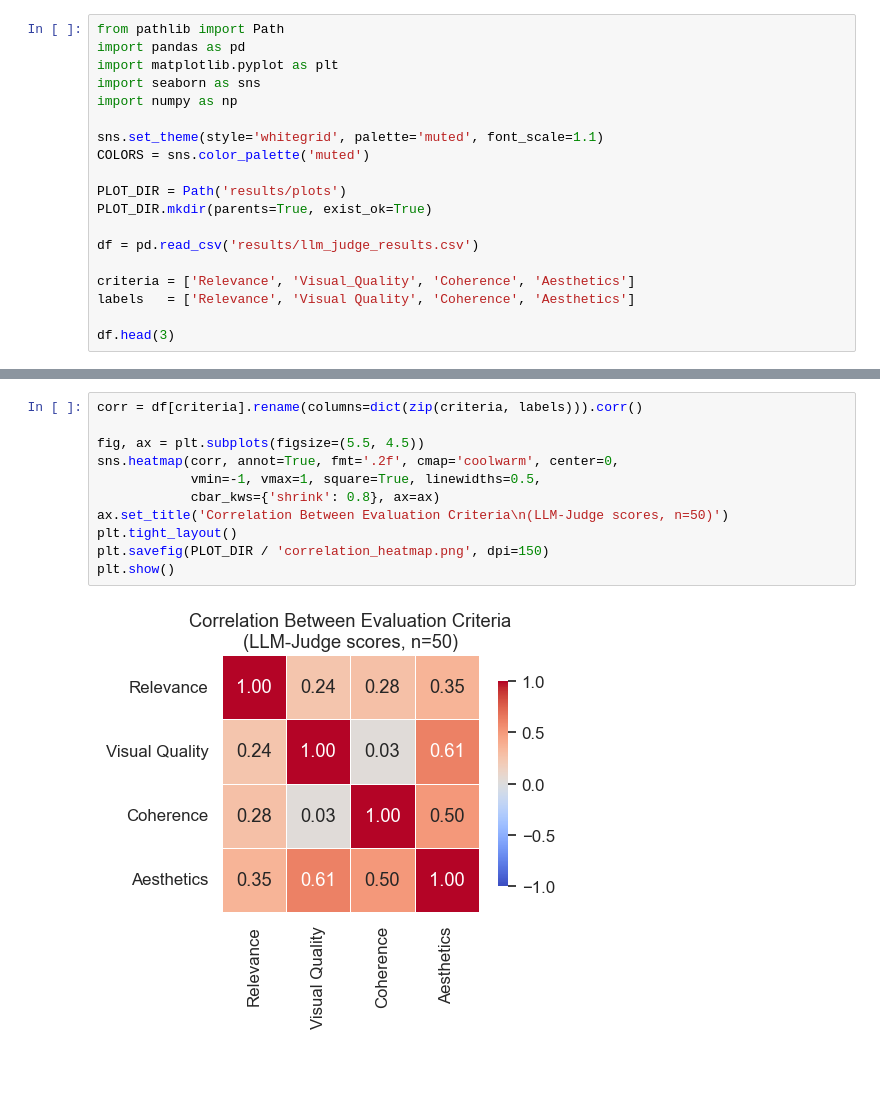
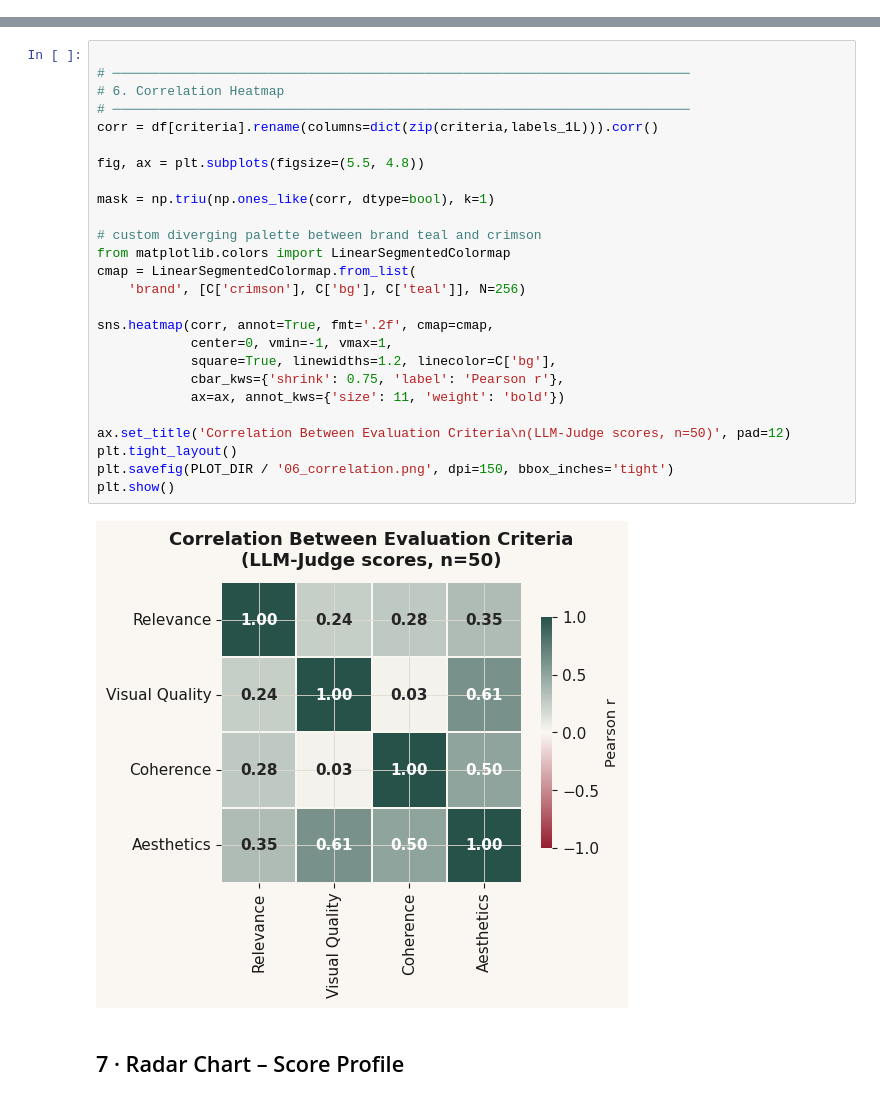
Before and after one commit to NandiniKodali988/SmartMatch, a Jupyter notebook: src/evaluation/plots.ipynb, the cells around one changed output, grey strips where cells are left out. Drawn from its saved outputs; the diff is of its cells as text; blank space fills up the shorter version.

```diff
--- a/src/evaluation/plots.ipynb
+++ b/src/evaluation/plots.ipynb
@@ -1,19 +0,0 @@
-# %%
-from pathlib import Path
-import pandas as pd
-import matplotlib.pyplot as plt
-import seaborn as sns
-import numpy as np
-
-sns.set_theme(style='whitegrid', palette='muted', font_scale=1.1)
-COLORS = sns.color_palette('muted')
-
-PLOT_DIR = Path('results/plots')
-PLOT_DIR.mkdir(parents=True, exist_ok=True)
-
-df = pd.read_csv('results/llm_judge_results.csv')
-
-criteria = ['Relevance', 'Visual_Quality', 'Coherence', 'Aesthetics']
-labels   = ['Relevance', 'Visual Quality', 'Coherence', 'Aesthetics']
-
-df.head(3)
@@ -169,13 +310,30 @@ plt.show()
 # %%
-corr = df[criteria].rename(columns=dict(zip(criteria, labels))).corr()
 
-fig, ax = plt.subplots(figsize=(5.5, 4.5))
-sns.heatmap(corr, annot=True, fmt='.2f', cmap='coolwarm', center=0,
-            vmin=-1, vmax=1, square=True, linewidths=0.5,
-            cbar_kws={'shrink': 0.8}, ax=ax)
-ax.set_title('Correlation Between Evaluation Criteria\n(LLM-Judge scores, n=50)')
+# ──────────────────────────────────────────────────────────────────────────
+# 6. Correlation Heatmap
+# ──────────────────────────────────────────────────────────────────────────
+corr = df[criteria].rename(columns=dict(zip(criteria,labels_1L))).corr()
+
+fig, ax = plt.subplots(figsize=(5.5, 4.8))
+
+mask = np.triu(np.ones_like(corr, dtype=bool), k=1)
+
+# custom diverging palette between brand teal and crimson
+from matplotlib.colors import LinearSegmentedColormap
+cmap = LinearSegmentedColormap.from_list(
+    'brand', [C['crimson'], C['bg'], C['teal']], N=256)
+
+sns.heatmap(corr, annot=True, fmt='.2f', cmap=cmap,
+            center=0, vmin=-1, vmax=1,
+            square=True, linewidths=1.2, linecolor=C['bg'],
+            cbar_kws={'shrink': 0.75, 'label': 'Pearson r'},
+            ax=ax, annot_kws={'size': 11, 'weight': 'bold'})
+
+ax.set_title('Correlation Between Evaluation Criteria\n(LLM-Judge scores, n=50)', pad=12)
 plt.tight_layout()
-plt.savefig(PLOT_DIR / 'correlation_heatmap.png', dpi=150)
+plt.savefig(PLOT_DIR / '06_correlation.png', dpi=150, bbox_inches='tight')
 plt.show()
 # %% [output]
-[figure, old version]
+[figure, new version]
+# %% [markdown]
+## 7 · Radar Chart – Score Profile
```
Also changed, not shown: parts of 24 cells of this notebook, 12 other files.
